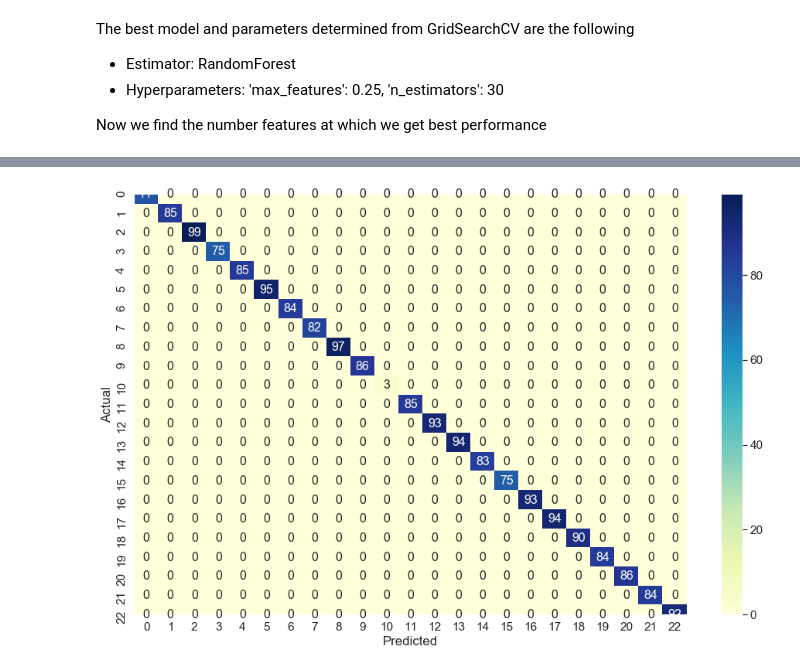
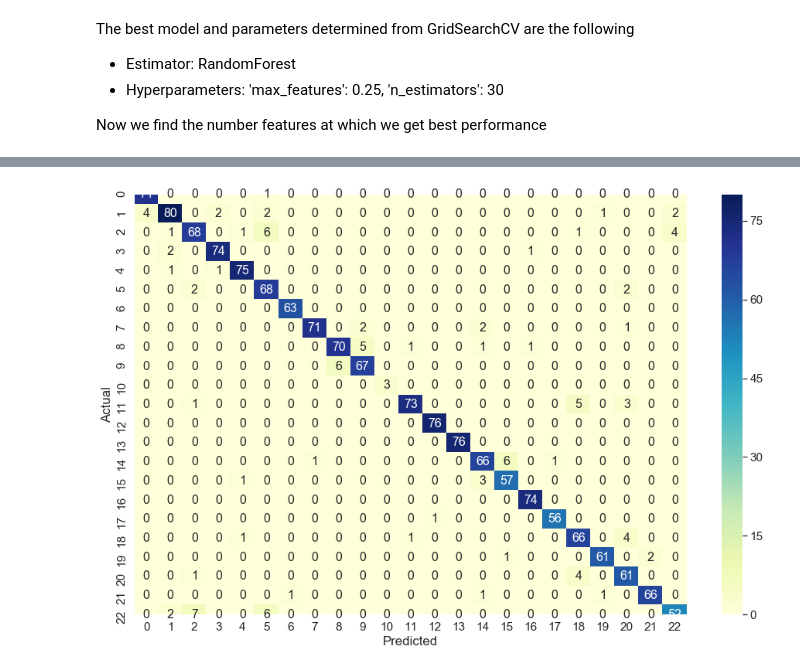
Before and after one commit to Narendra1508/bbdc-2019, a Jupyter notebook: notebook/bbdc19.ipynb, the cells around one changed output, grey strips where cells are left out. Drawn from its saved outputs; the diff is of its cells as text; code cells hidden in the pictures.

```diff
--- a/notebook/bbdc19.ipynb
+++ b/notebook/bbdc19.ipynb
@@ -471,0 +533,11 @@ Optimal number of features : 18
+# %%
+from sklearn.model_selection import train_test_split
+
+# separate train and test sets
+train_x, valid_x, train_y, valid_y = train_test_split(
+    X_train,
+    y_train,
+    test_size=0.25,
+    random_state=42)
+
+train_x.shape, valid_x.shape
@@ -475,8 +549,8 @@ from sklearn.ensemble import RandomForestClassifier
 # Create the model with 100 trees
 model_rf = RandomForestClassifier(n_estimators=30,
                                bootstrap = True,
-                               max_features = 18)
+                               max_features = 0.25)
 # Fit on training data
-model_rf.fit(x_train, y_train)
+model_rf.fit(train_x, train_y)
 # %% [output]
 RandomForestClassifier(bootstrap=True, class_weight=None, criterion='gini',
@@ -499,6 +563,6 @@ test_data.head()
 # %%
 # Actual class predictions
-rf_predictions = model_rf.predict(X_test)
+rf_predictions = model_rf.predict(valid_x)
 # Probabilities for each class
-rf_probs = model_rf.predict_proba(X_test)[:, 1]
+rf_probs = model_rf.predict_proba(valid_x)[:, 1]
 # %% [markdown]
@@ -511,18 +575,18 @@ However, if you are familiar with classification_report you may like this simple
 from sklearn.metrics import confusion_matrix
 
 # Compute confusion matrix
-conf_matrix = confusion_matrix(y_test, rf_predictions)
+conf_matrix = confusion_matrix(valid_y, rf_predictions)
 np.set_printoptions(precision=2)
 # %%
-cm = pd.DataFrame(cnf_matrix, index=np.unique(y_test), columns=np.unique(y_test))
+cm = pd.DataFrame(conf_matrix, index=np.unique(valid_y), columns=np.unique(valid_y))
 cm.index.name = 'Actual'
 cm.columns.name = 'Predicted'
 plt.figure(figsize = (16,10))
 sns.set(font_scale=1.4)#for label size
 sns.heatmap(cm, cmap="YlGnBu", annot=True,annot_kws={"size": 16})# font size
 plt.savefig('./../report/Confusion Matrix.png', dpi=300, bbox_inches='tight')
 # %% [output]
-[figure, old version]
+[figure, new version]
 # %%
 #Metrics definition.
 def accuracy(confusion_matrix):
```
Also changed, not shown: parts of 36 cells of this notebook.
